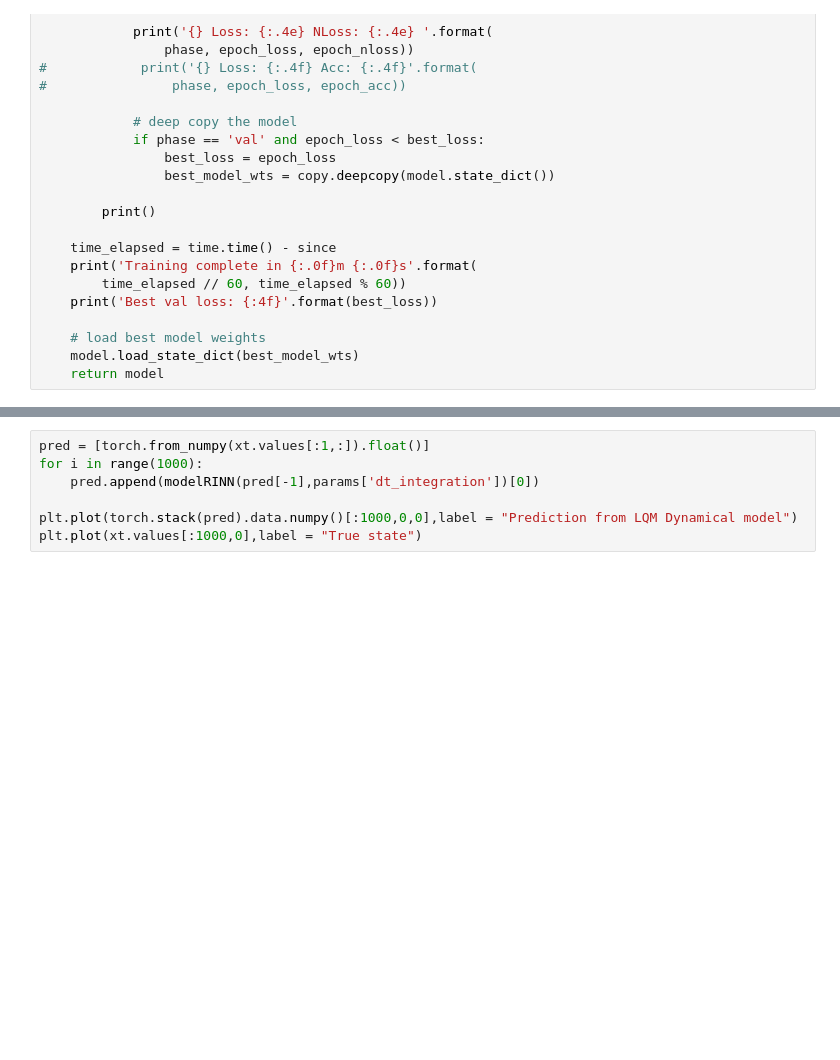
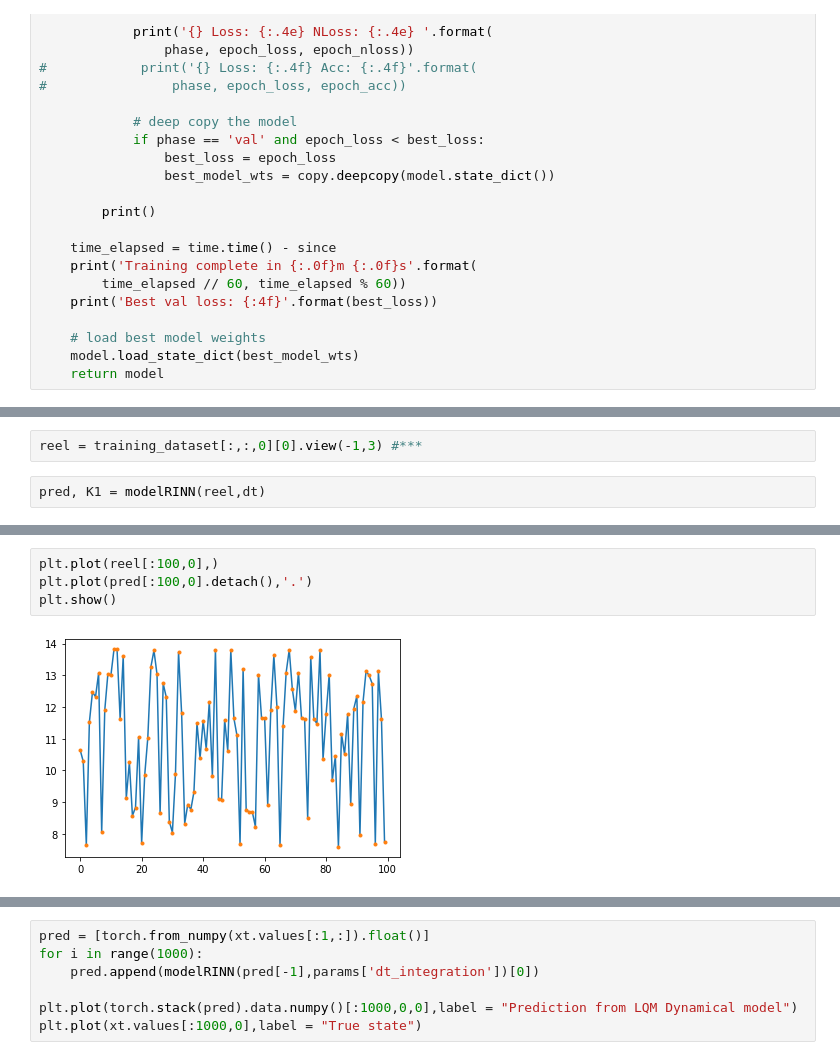
Before and after one commit to RaniaBouchrara/Stage-Rania, a Jupyter notebook: Lorenz_stochastique.ipynb, the cells around one changed output, grey strips where cells are left out. Saved outputs shown, nothing was run; the diff lists cells and outputs as text; blank space fills up the shorter version.

```diff
--- a/Lorenz_stochastique.ipynb
+++ b/Lorenz_stochastique.ipynb
@@ -415,0 +422,4 @@ Best val loss: 0.000828
+# %%
+reel = training_dataset[:,:,0][0].view(-1,3) #***
+# %%
+pred, K1 = modelRINN(reel,dt)
@@ -416,3 +458,9 @@ Best val loss: 0.000828
+# %%
+plt.plot(reel[:100,0],)
+plt.plot(pred[:100,0].detach(),'.')
+plt.show()
+# %% [output]
+[figure, added]
 # %%
 print ('Optimizing flowmap')
 for t in range(params['ntrain'][1]):
```
Also changed, not shown: parts of 15 cells of this notebook.
